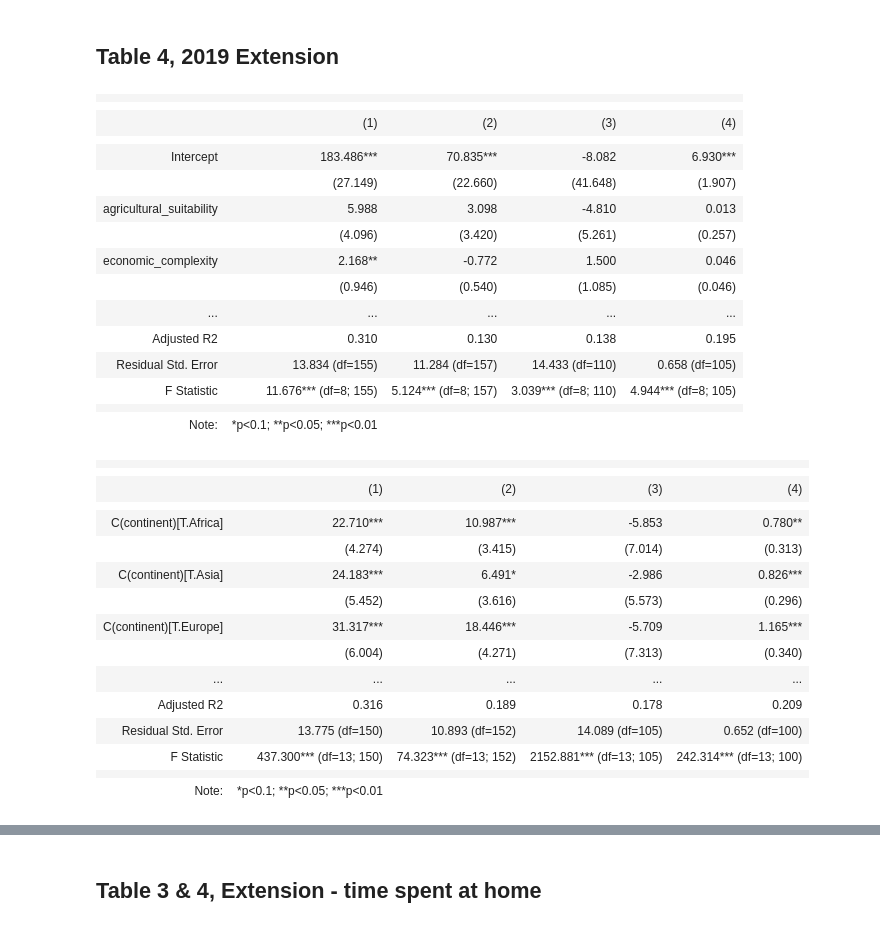
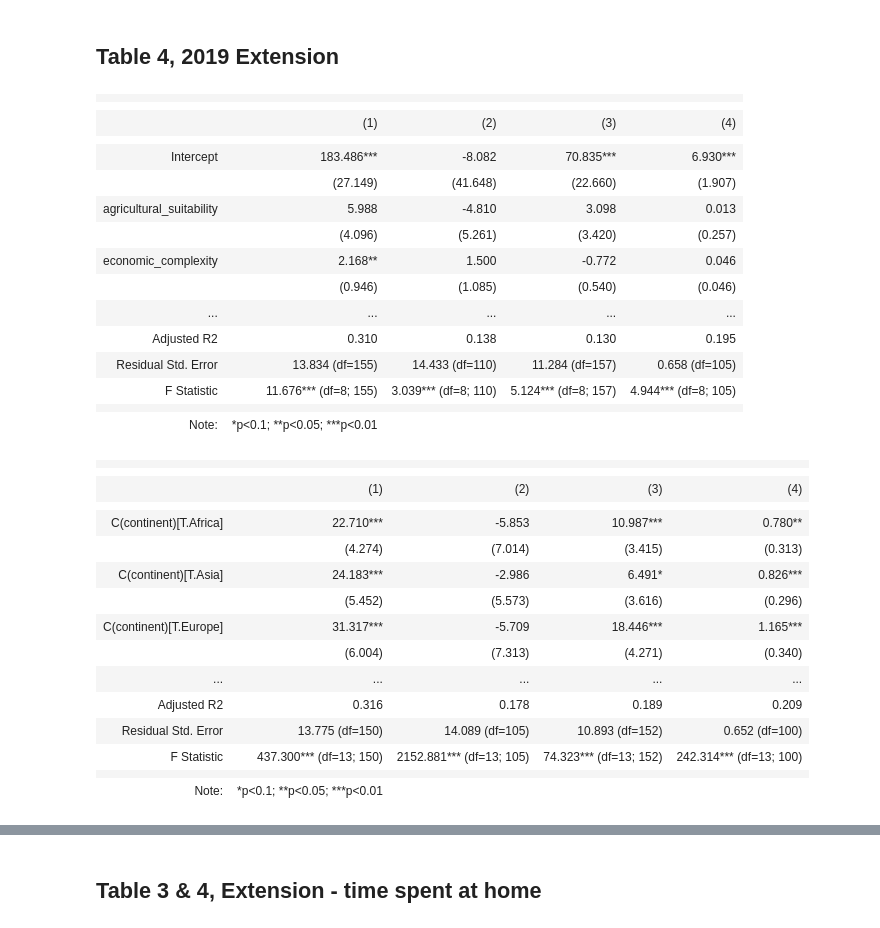
Before and after one commit to rureddish/EPFL_MGT-494_Paper_Extension, a Jupyter notebook: explore.ipynb, the cells around one changed output, grey strips where cells are left out. Cells and saved outputs as stored; diff of their text form; code cells hidden in the pictures.

```diff
--- a/explore.ipynb
+++ b/explore.ipynb
@@ -759,24 +845,24 @@ plt.show()
 # %%
 m_fl19 = smf.ols(formula='flfp2019 ~  plow + agricultural_suitability + tropical_climate + large_animals + political_hierarchies + economic_complexity+ ln_income + ln_income_squared', data=df_cross_country2019).fit(cov_type='HC1')
 m_wp19 = smf.ols(formula='women_politics2019 ~  plow + agricultural_suitability + tropical_climate + large_animals + political_hierarchies + economic_complexity + ln_income + ln_income_squared', data=df_cross_country2019).fit(cov_type='HC1')
 m_fo19 = smf.ols(formula='female_ownership2010_to_2019 ~  plow + agricultural_suitability + tropical_climate + large_animals + political_hierarchies + economic_complexity + ln_income + ln_income_squared', data=df_cross_country2019).fit(cov_type='HC1')
 m_aes19 = smf.ols(formula='aes2019 ~  plow + agricultural_suitability + tropical_climate + large_animals + political_hierarchies + economic_complexity + ln_income + ln_income_squared', data=df_cross_country2019).fit(cov_type='HC1')
-Stargazer([m_fl19, m_wp19, m_fo19, m_aes19])
+Stargazer([m_fl19, m_fo19, m_wp19, m_aes19])
 # %% [output]
 |  |  |  |  |  |
 |  |
 |  | (1) | (2) | (3) | (4) |
 |  |  |  |  |  |
-| Intercept | 183.486*** | 70.835*** | -8.082 | 6.930*** |
-|  | (27.149) | (22.660) | (41.648) | (1.907) |
-| agricultural_suitability | 5.988 | 3.098 | -4.810 | 0.013 |
-|  | (4.096) | (3.420) | (5.261) | (0.257) |
-| economic_complexity | 2.168** | -0.772 | 1.500 | 0.046 |
-|  | (0.946) | (0.540) | (1.085) | (0.046) |
+| Intercept | 183.486*** | -8.082 | 70.835*** | 6.930*** |
+|  | (27.149) | (41.648) | (22.660) | (1.907) |
+| agricultural_suitability | 5.988 | -4.810 | 3.098 | 0.013 |
+|  | (4.096) | (5.261) | (3.420) | (0.257) |
+| economic_complexity | 2.168** | 1.500 | -0.772 | 0.046 |
+|  | (0.946) | (1.085) | (0.540) | (0.046) |
 | ... | ... | ... | ... | ... |
-| Adjusted R2 | 0.310 | 0.130 | 0.138 | 0.195 |
-| Residual Std. Error | 13.834 (df=155) | 11.284 (df=157) | 14.433 (df=110) | 0.658 (df=105) |
-| F Statistic | 11.676*** (df=8; 155) | 5.124*** (df=8; 157) | 3.039*** (df=8; 110) | 4.944*** (df=8; 105) |
+| Adjusted R2 | 0.310 | 0.138 | 0.130 | 0.195 |
+| Residual Std. Error | 13.834 (df=155) | 14.433 (df=110) | 11.284 (df=157) | 0.658 (df=105) |
+| F Statistic | 11.676*** (df=8; 155) | 3.039*** (df=8; 110) | 5.124*** (df=8; 157) | 4.944*** (df=8; 105) |
 |  |  |  |  |  |
 | Note: | *p<0.1; **p<0.05; ***p<0.01 |  |  |  |
 # %%
@@ -784,21 +870,21 @@ m_fl19 = smf.ols(formula='flfp2019 ~  plow + agricultural_suitability + tropical
 m_wp19 = smf.ols(formula='women_politics2019 ~  plow + agricultural_suitability + tropical_climate + large_animals + political_hierarchies + economic_complexity + ln_income + ln_income_squared+ C(continent)', data=df_cross_country2019).fit(cov_type='HC1')
 m_fo19 = smf.ols(formula='female_ownership2010_to_2019 ~  plow + agricultural_suitability + tropical_climate + large_animals + political_hierarchies + economic_complexity + ln_income + ln_income_squared+ C(continent)', data=df_cross_country2019).fit(cov_type='HC1')
 m_aes19 = smf.ols(formula='aes2019 ~  plow + agricultural_suitability + tropical_climate + large_animals + political_hierarchies + economic_complexity + ln_income + ln_income_squared+ C(continent)', data=df_cross_country2019).fit(cov_type='HC1')
-Stargazer([m_fl19, m_wp19, m_fo19, m_aes19])
+Stargazer([m_fl19, m_fo19, m_wp19, m_aes19])
 # %% [output]
 |  |  |  |  |  |
 |  |
 |  | (1) | (2) | (3) | (4) |
 |  |  |  |  |  |
-| C(continent)[T.Africa] | 22.710*** | 10.987*** | -5.853 | 0.780** |
-|  | (4.274) | (3.415) | (7.014) | (0.313) |
-| C(continent)[T.Asia] | 24.183*** | 6.491* | -2.986 | 0.826*** |
-|  | (5.452) | (3.616) | (5.573) | (0.296) |
-| C(continent)[T.Europe] | 31.317*** | 18.446*** | -5.709 | 1.165*** |
-|  | (6.004) | (4.271) | (7.313) | (0.340) |
+| C(continent)[T.Africa] | 22.710*** | -5.853 | 10.987*** | 0.780** |
+|  | (4.274) | (7.014) | (3.415) | (0.313) |
+| C(continent)[T.Asia] | 24.183*** | -2.986 | 6.491* | 0.826*** |
+|  | (5.452) | (5.573) | (3.616) | (0.296) |
+| C(continent)[T.Europe] | 31.317*** | -5.709 | 18.446*** | 1.165*** |
+|  | (6.004) | (7.313) | (4.271) | (0.340) |
 | ... | ... | ... | ... | ... |
-| Adjusted R2 | 0.316 | 0.189 | 0.178 | 0.209 |
-| Residual Std. Error | 13.775 (df=150) | 10.893 (df=152) | 14.089 (df=105) | 0.652 (df=100) |
-| F Statistic | 437.300*** (df=13; 150) | 74.323*** (df=13; 152) | 2152.881*** (df=13; 105) | 242.314*** (df=13; 100) |
+| Adjusted R2 | 0.316 | 0.178 | 0.189 | 0.209 |
+| Residual Std. Error | 13.775 (df=150) | 14.089 (df=105) | 10.893 (df=152) | 0.652 (df=100) |
+| F Statistic | 437.300*** (df=13; 150) | 2152.881*** (df=13; 105) | 74.323*** (df=13; 152) | 242.314*** (df=13; 100) |
 |  |  |  |  |  |
 | Note: | *p<0.1; **p<0.05; ***p<0.01 |  |  |  |
```
Also changed, not shown: parts of 7 cells of this notebook.
